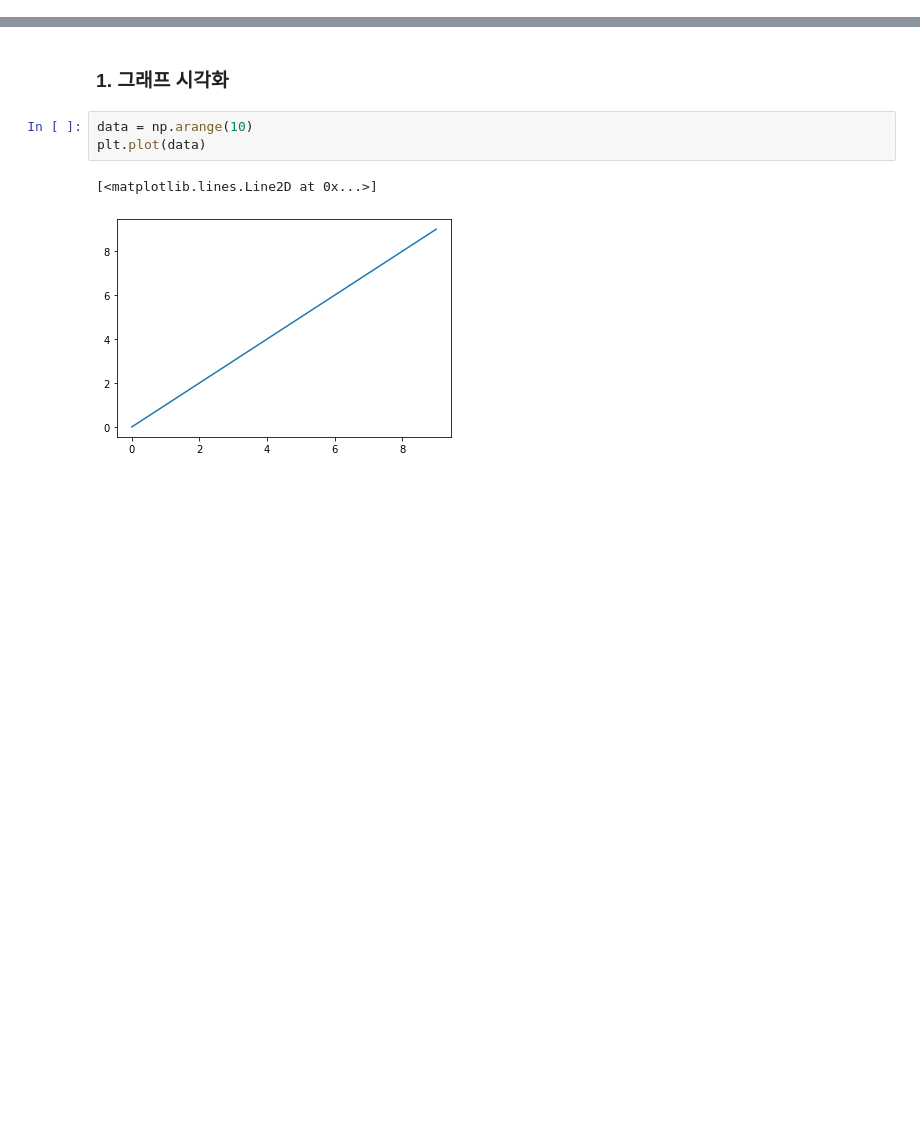
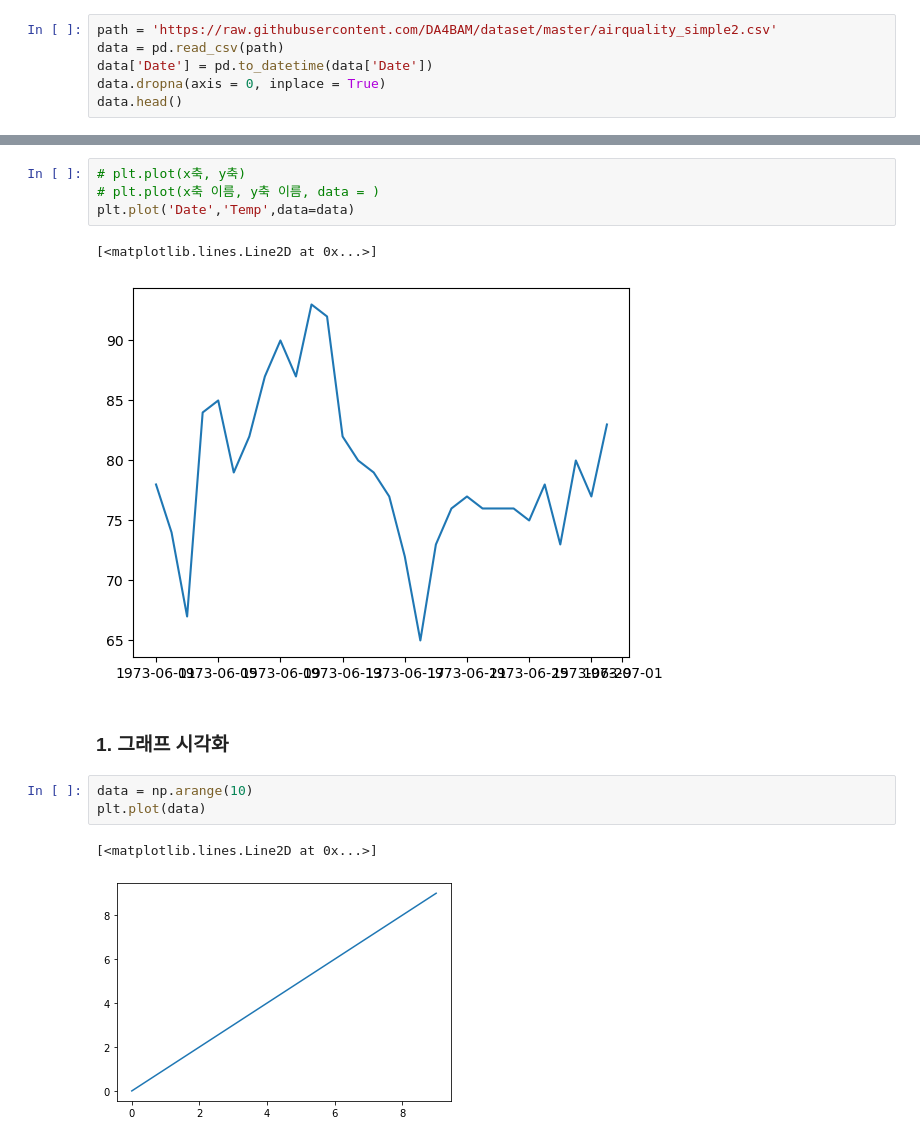
Before and after one commit to Eyecaramba/TIL, a Jupyter notebook: python/7.matplotlib.ipynb, the cells around one changed output, grey strips where cells are left out. Cells and saved outputs as stored; diff of their text form; blank space fills up the shorter version.

```diff
--- a/python/7.matplotlib.ipynb
+++ b/python/7.matplotlib.ipynb
@@ -9,2 +10,8 @@ import matplotlib.pyplot as plt
 %matplotlib inline
 import numpy as np
+# %%
+path = 'https://raw.githubusercontent.com/DA4BAM/dataset/master/airquality_simple2.csv'
+data = pd.read_csv(path)
+data['Date'] = pd.to_datetime(data['Date'])
+data.dropna(axis = 0, inplace = True)
+data.head()
@@ -11,3 +25,10 @@ import numpy as np
+# %%
+# plt.plot(x축, y축)
+# plt.plot(x축 이름, y축 이름, data = )
+plt.plot('Date','Temp',data=data)
+# %% [output]
+[<matplotlib.lines.Line2D at 0x...>]
+[figure, added]
 # %% [markdown]
 ### 1. 그래프 시각화
 # %%
```
Also changed, not shown: parts of 3 cells of this notebook, 20 other files.
